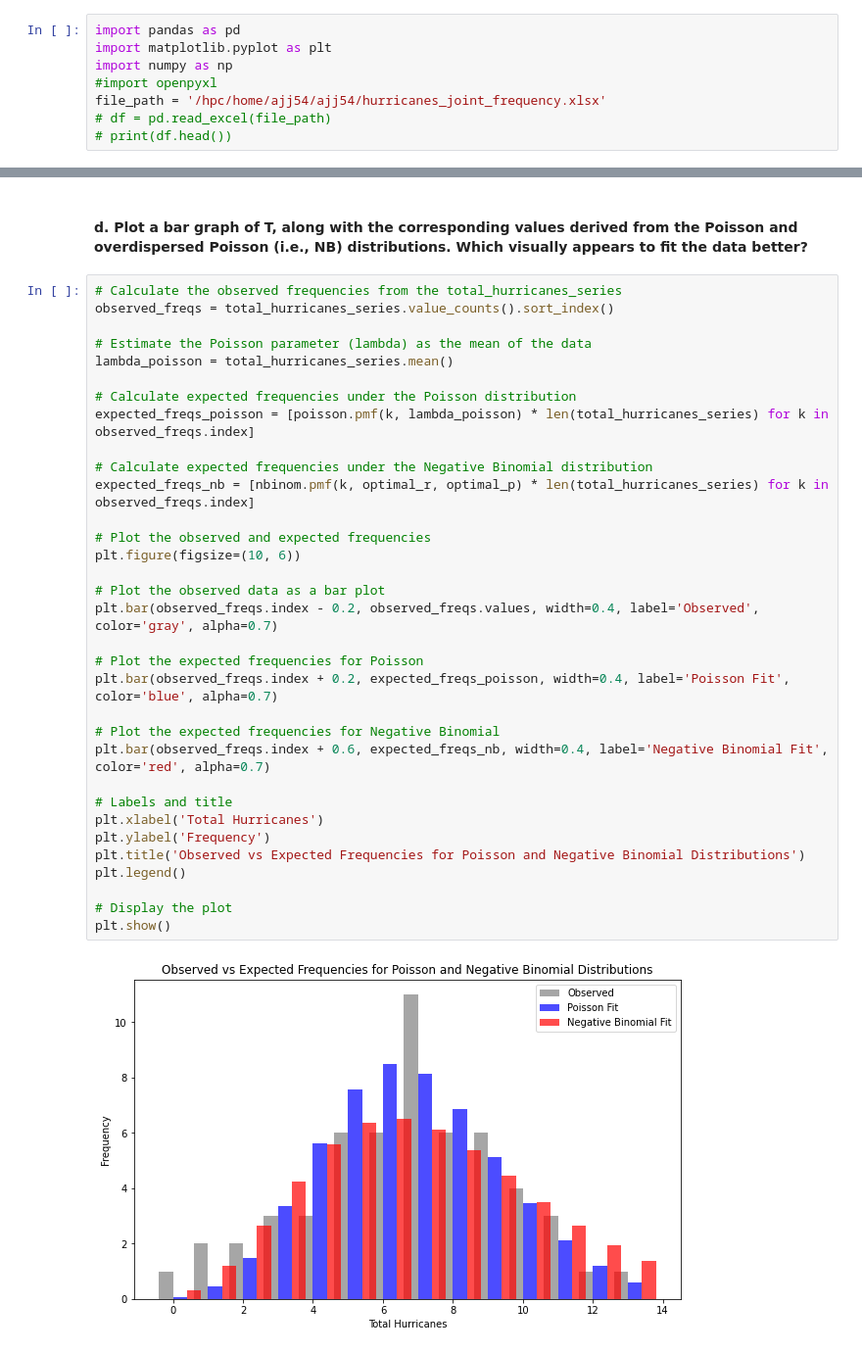
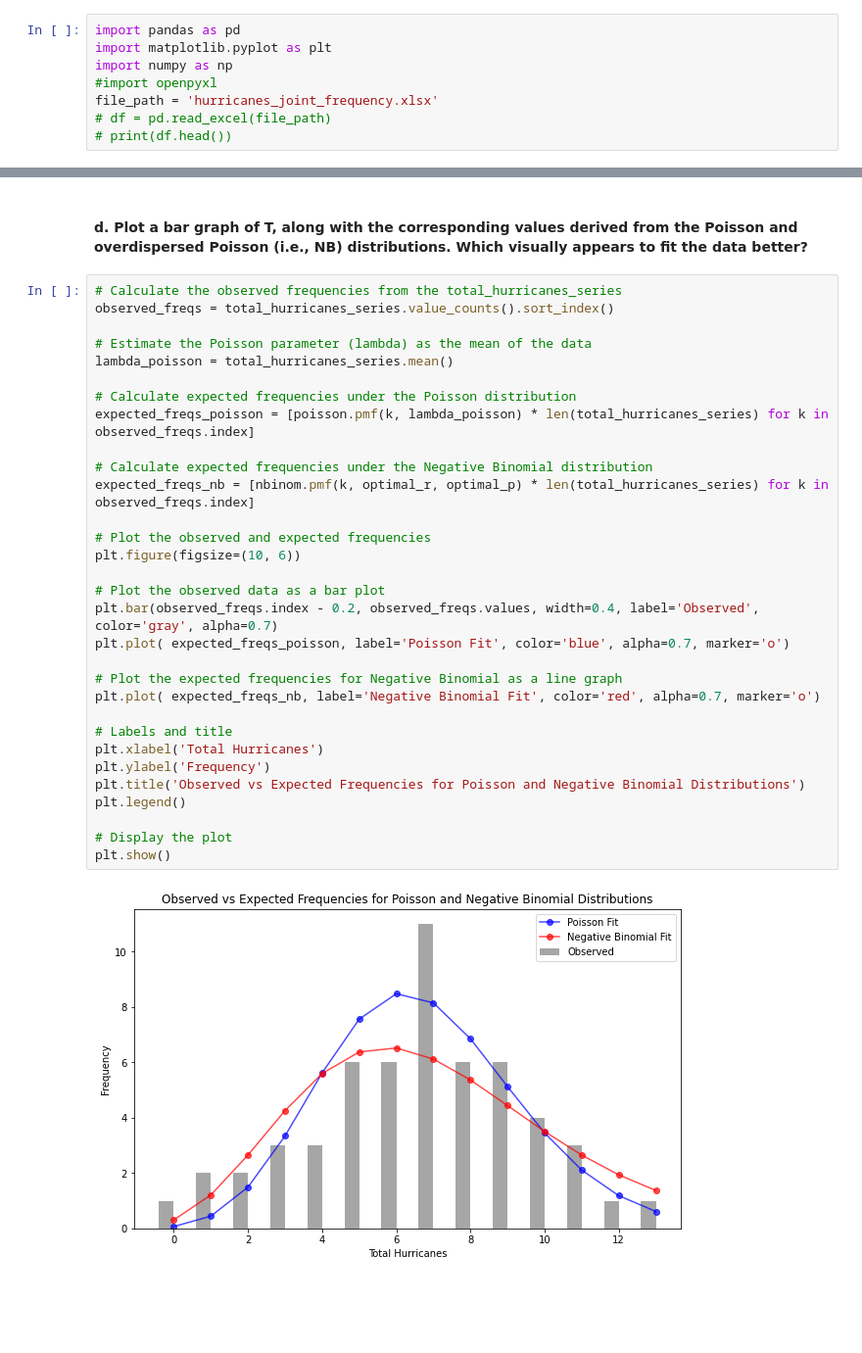
Before and after one commit to Ajjme/Risk, a Jupyter notebook: Risk_Resil_HW1.ipynb, the cells around one changed output, grey strips where cells are left out. Shown at 98% size. Cells and saved outputs as stored; diff of their text form; blank space fills up the shorter version.

```diff
--- a/Risk_Resil_HW1.ipynb
+++ b/Risk_Resil_HW1.ipynb
@@ -3,7 +3,7 @@ import pandas as pd
 import matplotlib.pyplot as plt
 import numpy as np
 #import openpyxl
-file_path = '/hpc/home/ajj54/ajj54/hurricanes_joint_frequency.xlsx'
+file_path = 'hurricanes_joint_frequency.xlsx'
 # df = pd.read_excel(file_path)
 # print(df.head())
 # %% [markdown]
@@ -425,35 +654,33 @@ Chi-square value for Poisson distribution: 23.1893
 # %%
 # Calculate the observed frequencies from the total_hurricanes_series
 observed_freqs = total_hurricanes_series.value_counts().sort_index()
 
 # Estimate the Poisson parameter (lambda) as the mean of the data
 lambda_poisson = total_hurricanes_series.mean()
 
 # Calculate expected frequencies under the Poisson distribution
 expected_freqs_poisson = [poisson.pmf(k, lambda_poisson) * len(total_hurricanes_series) for k in observed_freqs.index]
 
 # Calculate expected frequencies under the Negative Binomial distribution
 expected_freqs_nb = [nbinom.pmf(k, optimal_r, optimal_p) * len(total_hurricanes_series) for k in observed_freqs.index]
 
 # Plot the observed and expected frequencies
 plt.figure(figsize=(10, 6))
 
 # Plot the observed data as a bar plot
 plt.bar(observed_freqs.index - 0.2, observed_freqs.values, width=0.4, label='Observed', color='gray', alpha=0.7)
+plt.plot( expected_freqs_poisson, label='Poisson Fit', color='blue', alpha=0.7, marker='o')
 
-# Plot the expected frequencies for Poisson
-plt.bar(observed_freqs.index + 0.2, expected_freqs_poisson, width=0.4, label='Poisson Fit', color='blue', alpha=0.7)
-
-# Plot the expected frequencies for Negative Binomial
-plt.bar(observed_freqs.index + 0.6, expected_freqs_nb, width=0.4, label='Negative Binomial Fit', color='red', alpha=0.7)
+# Plot the expected frequencies for Negative Binomial as a line graph
+plt.plot( expected_freqs_nb, label='Negative Binomial Fit', color='red', alpha=0.7, marker='o')
 
 # Labels and title
 plt.xlabel('Total Hurricanes')
 plt.ylabel('Frequency')
 plt.title('Observed vs Expected Frequencies for Poisson and Negative Binomial Distributions')
 plt.legend()
 
 # Display the plot
 plt.show()
 # %% [output]
-[figure, old version]
+[figure, new version]
```
Also changed, not shown: parts of 32 cells of this notebook.
